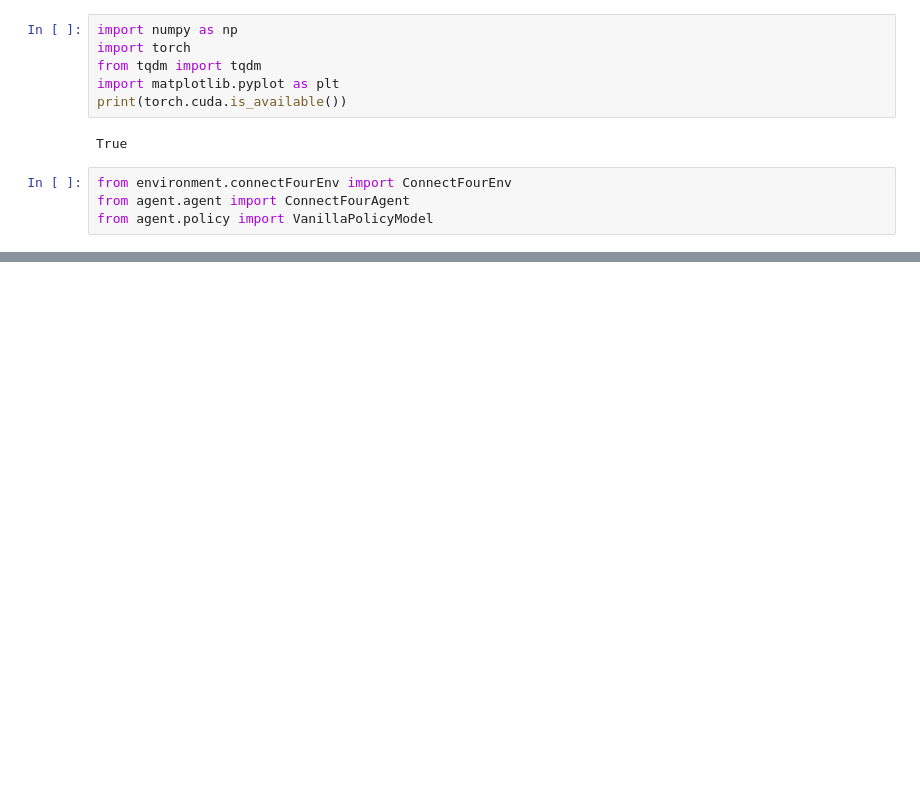
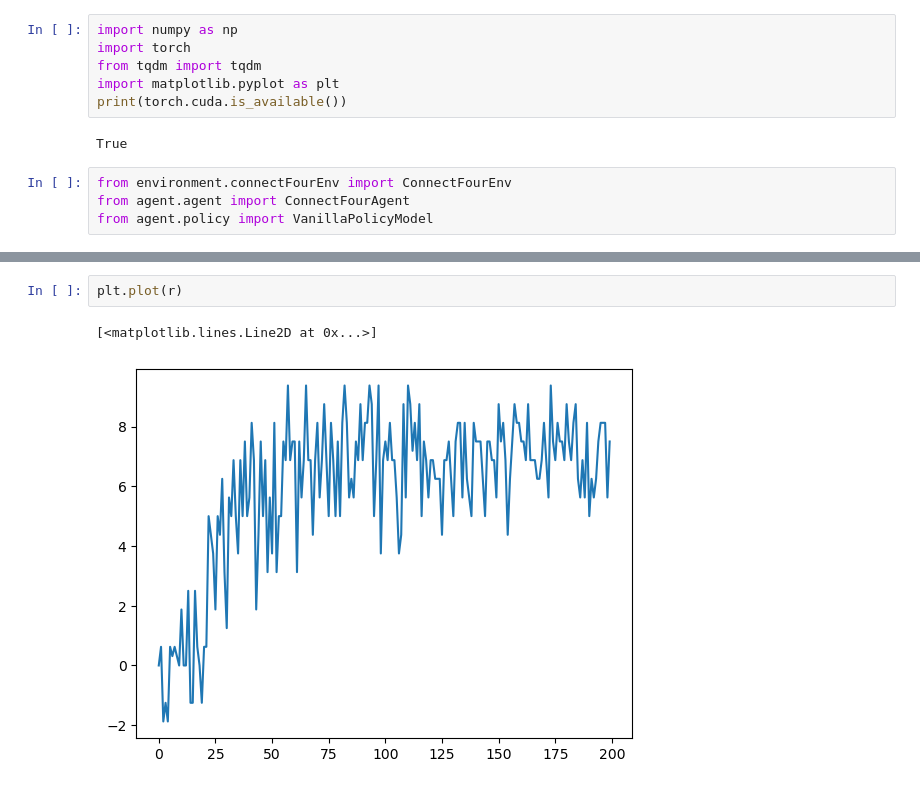
Before and after one commit to LeoSerena/RL_implementations, a Jupyter notebook: power4_RL.ipynb, the cells around one changed output, grey strips where cells are left out. Drawn from its saved outputs; the diff is of its cells as text; blank space fills up the shorter version.

```diff
--- a/power4_RL.ipynb
+++ b/power4_RL.ipynb
@@ -294,0 +94,5 @@ scores
+# %%
+plt.plot(r)
+# %% [output]
+[<matplotlib.lines.Line2D at 0x...>]
+[figure, added]
```
Also changed, not shown: parts of 10 cells of this notebook, 4 other files.
